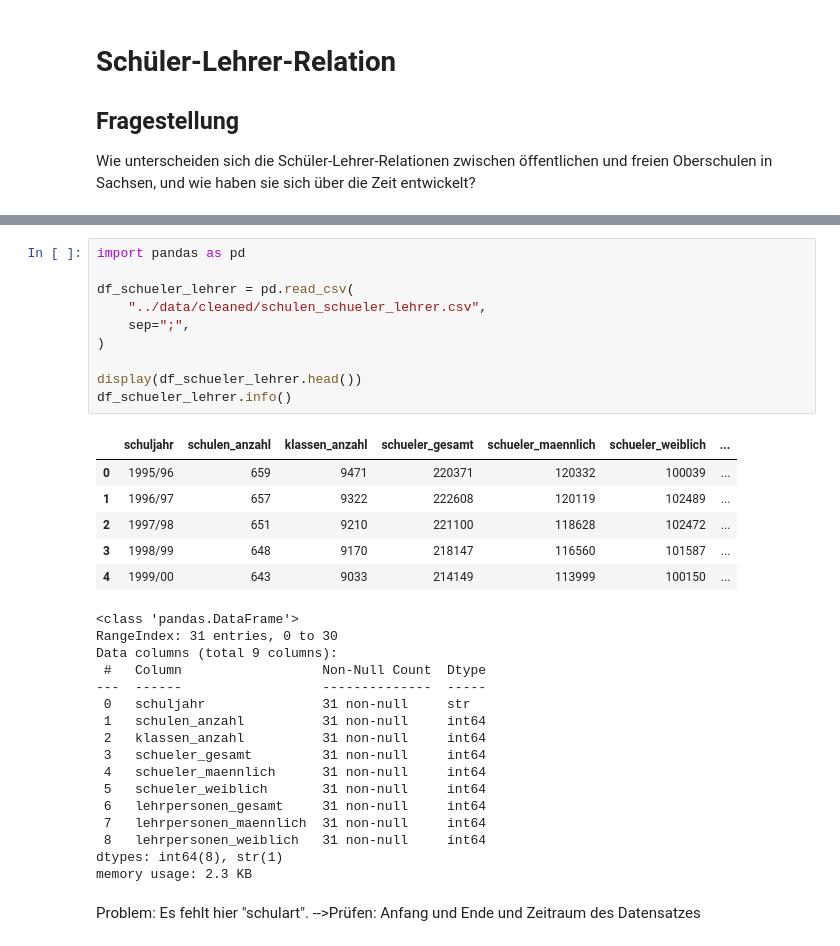
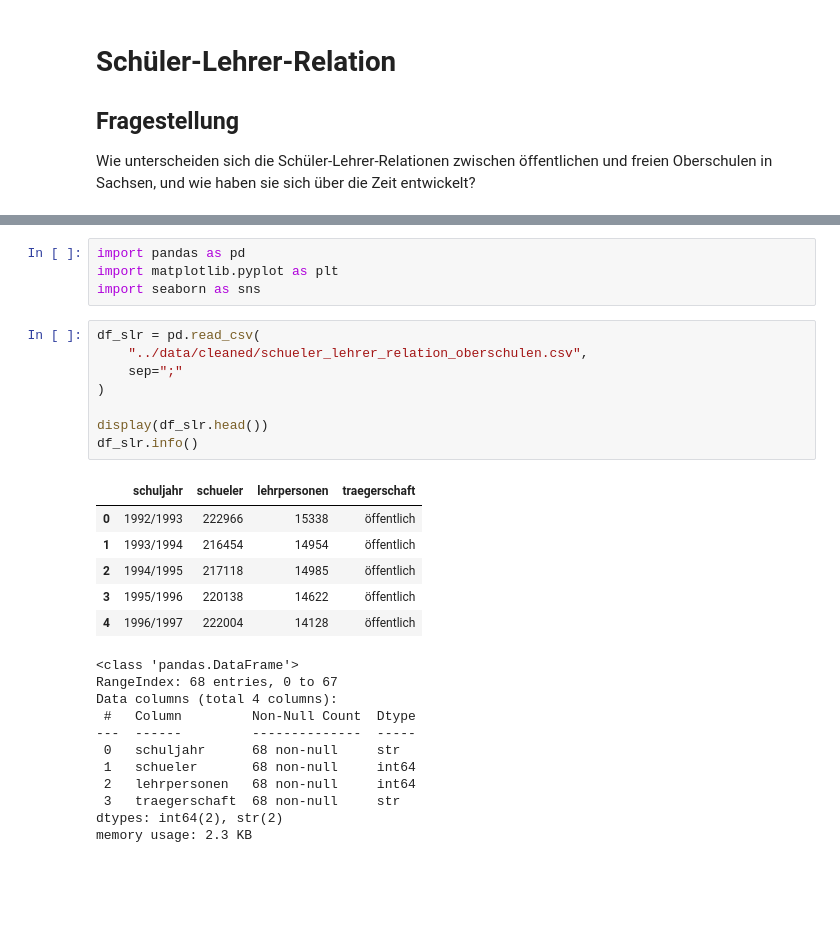
Before and after one commit to AndreR819/PortfolioProjekt, a Jupyter notebook: notebooks/04_schueler_lehrer_relation.ipynb, the cells around one changed output, grey strips where cells are left out. Cells and saved outputs as stored; diff of their text form; blank space fills up the shorter version.

Commit message:
Schüler-Lehrer-Relation analysieren und Entwicklungen vergleichen

```diff
--- a/notebooks/04_schueler_lehrer_relation.ipynb
+++ b/notebooks/04_schueler_lehrer_relation.ipynb
@@ -9,36 +25,30 @@ entwickelt?
+# %%
+import pandas as pd
+import matplotlib.pyplot as plt
+import seaborn as sns
 # %%
-import pandas as pd
-
-df_schueler_lehrer = pd.read_csv(
-    "../data/cleaned/schulen_schueler_lehrer.csv",
-    sep=";",
+df_slr = pd.read_csv(
+    "../data/cleaned/schueler_lehrer_relation_oberschulen.csv",
+    sep=";"
 )
 
-display(df_schueler_lehrer.head())
-df_schueler_lehrer.info()
+display(df_slr.head())
+df_slr.info()
 # %% [output]
-|  | schuljahr | schulen_anzahl | klassen_anzahl | schueler_gesamt | schueler_maennlich | schueler_weiblich | ... |
-| 0 | 1995/96 | 659 | 9471 | 220371 | 120332 | 100039 | ... |
-| 1 | 1996/97 | 657 | 9322 | 222608 | 120119 | 102489 | ... |
-| 2 | 1997/98 | 651 | 9210 | 221100 | 118628 | 102472 | ... |
-| 3 | 1998/99 | 648 | 9170 | 218147 | 116560 | 101587 | ... |
-| 4 | 1999/00 | 643 | 9033 | 214149 | 113999 | 100150 | ... |
+|  | schuljahr | schueler | lehrpersonen | traegerschaft |
+| 0 | 1992/1993 | 222966 | 15338 | öffentlich |
+| 1 | 1993/1994 | 216454 | 14954 | öffentlich |
+| 2 | 1994/1995 | 217118 | 14985 | öffentlich |
+| 3 | 1995/1996 | 220138 | 14622 | öffentlich |
+| 4 | 1996/1997 | 222004 | 14128 | öffentlich |
 <class 'pandas.DataFrame'>
-RangeIndex: 31 entries, 0 to 30
-Data columns (total 9 columns):
- #   Column                  Non-Null Count  Dtype
----  ------                  --------------  -----
- 0   schuljahr               31 non-null     str
- 1   schulen_anzahl          31 non-null     int64
- 2   klassen_anzahl          31 non-null     int64
- 3   schueler_gesamt         31 non-null     int64
- 4   schueler_maennlich      31 non-null     int64
- 5   schueler_weiblich       31 non-null     int64
- 6   lehrpersonen_gesamt     31 non-null     int64
- 7   lehrpersonen_maennlich  31 non-null     int64
- 8   lehrpersonen_weiblich   31 non-null     int64
-dtypes: int64(8), str(1)
+RangeIndex: 68 entries, 0 to 67
+Data columns (total 4 columns):
+ #   Column         Non-Null Count  Dtype
+---  ------         --------------  -----
+ 0   schuljahr      68 non-null     str
+ 1   schueler       68 non-null     int64
+ 2   lehrpersonen   68 non-null     int64
+ 3   traegerschaft  68 non-null     str
+dtypes: int64(2), str(2)
 memory usage: 2.3 KB
-# %% [markdown]
-Problem: Es fehlt hier "schulart".
--->Prüfen: Anfang und Ende und Zeitraum des Datensatzes
```
Also changed, not shown: parts of 34 cells of this notebook.
